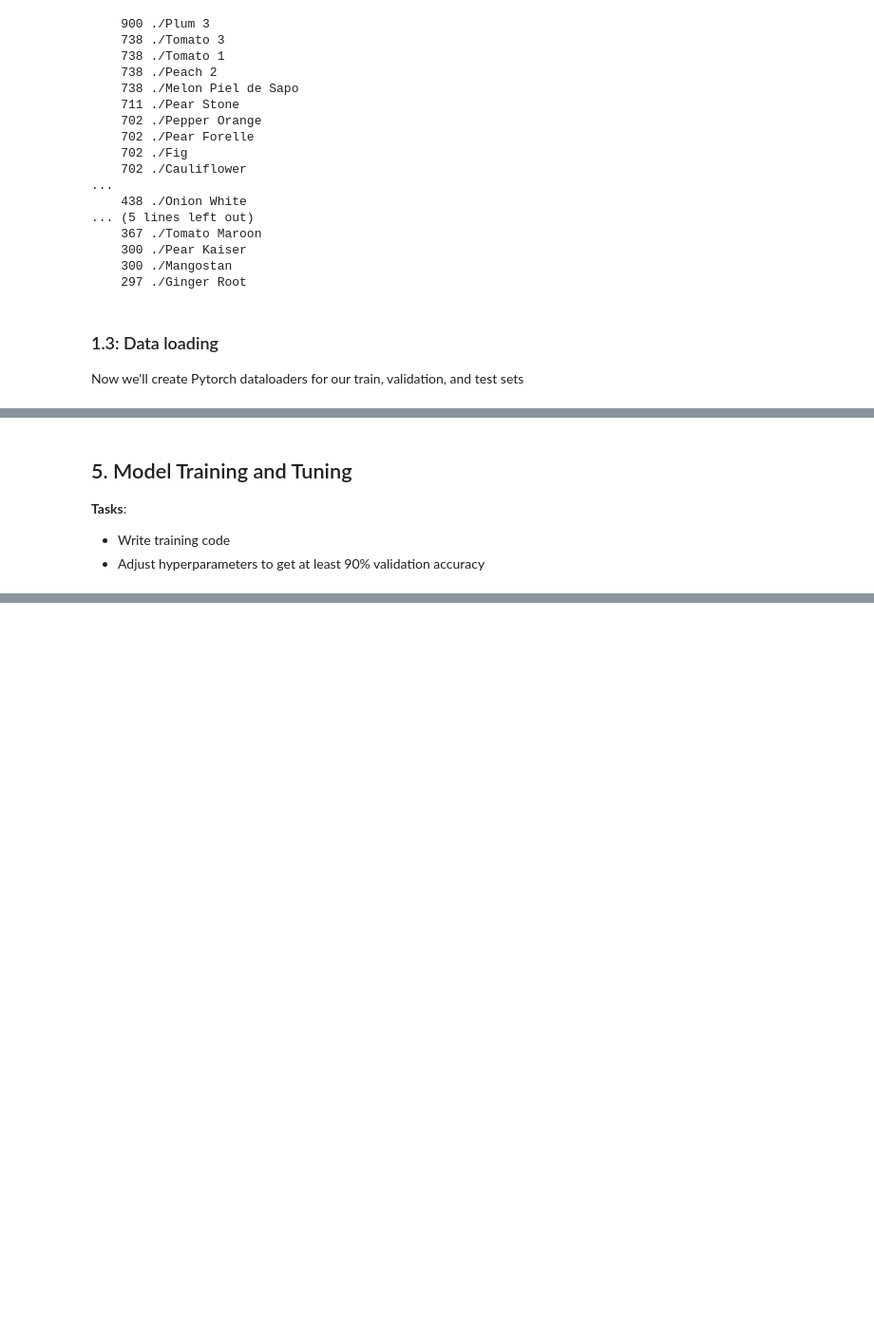
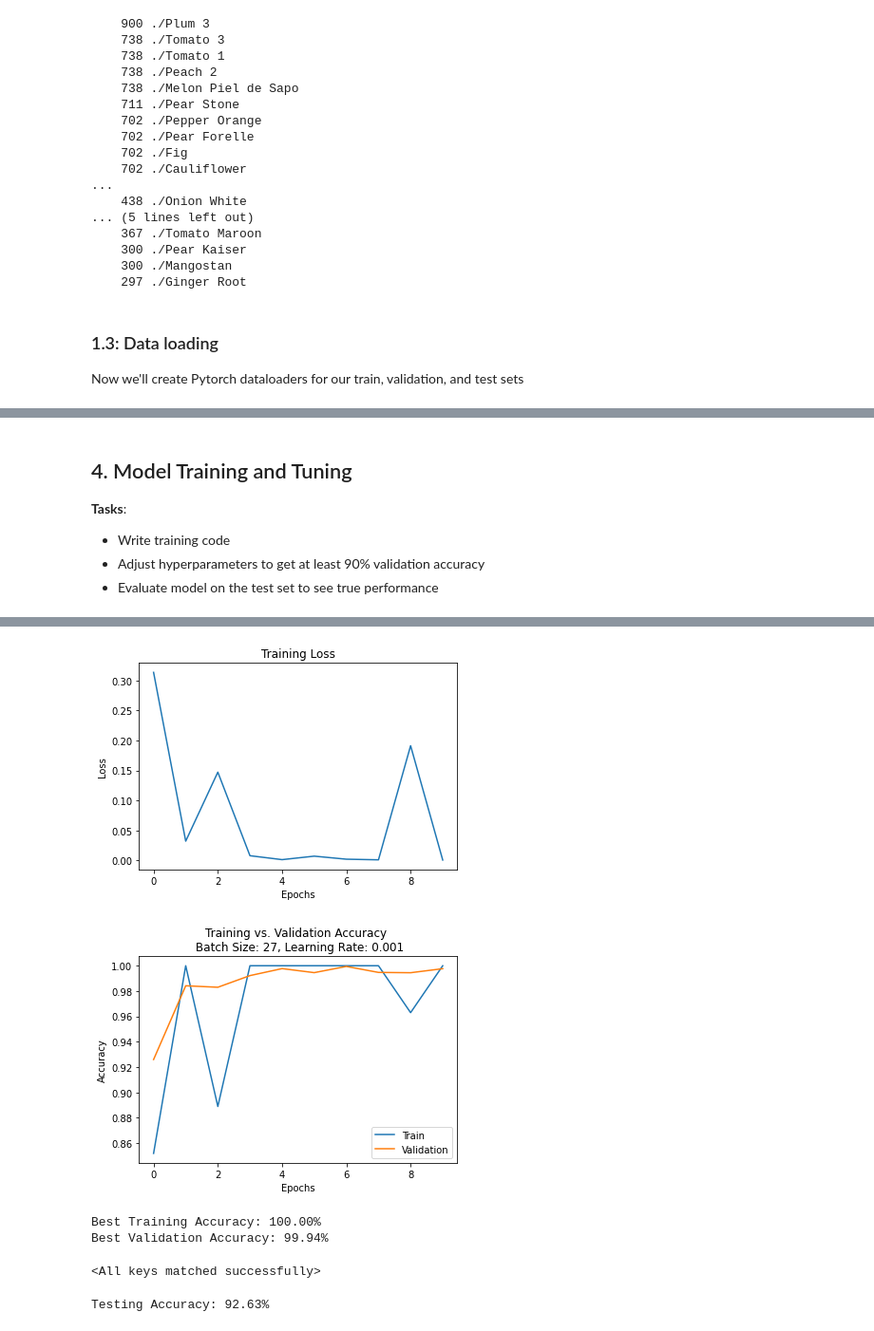
Before and after one commit to MichaelCondo/Team9-APS360-Project, a Jupyter notebook: CheckYoSelf.ipynb, the cells around one changed output, grey strips where cells are left out. Shown at 95% size. Drawn from its saved outputs; the diff is of its cells as text; code cells hidden in the pictures; blank space fills up the shorter version.

Commit message:
Update class mapping. First pass for CNN model and training code

```diff
--- a/CheckYoSelf.ipynb
+++ b/CheckYoSelf.ipynb
@@ -439,3 +445,23 @@ Training set looks like:
 
 **Tasks**:
 * Using previous labs as reference, create CNN skeleton to work for 100x100 RGB images
+# %%
+output_classes = len(classes)
+
+class CNN(nn.Module):
+    def __init__(self):
+        super(CNN, self).__init__()
+        self.name = "cnn"
+        self.conv1 = nn.Conv2d(3, 6, 6, 2)
+        self.pool = nn.MaxPool2d(2, 2)
+        self.conv2 = nn.Conv2d(6, 12, 2, 2)
+        self.fc1 = nn.Linear(12 * 6 * 6, 250)
+        self.fc2 = nn.Linear(250, output_classes)
+
+    def forward(self, x):
+        x = self.pool(F.relu(self.conv1(x)))
+        x = self.pool(F.relu(self.conv2(x)))
+        x = x.view(-1, 12 * 6 * 6)
+        x = F.relu(self.fc1(x))
+        x = self.fc2(x)
+        return x
@@ -442,6 +487,24 @@ Training set looks like:
 # %% [markdown]
-## 5. Model Training and Tuning
+## 4. Model Training and Tuning
 
 **Tasks**:
 * Write training code
 * Adjust hyperparameters to get at least 90% validation accuracy
+* Evaluate model on the test set to see true performance
+# %%
+def get_model_name(model, batch_size, learning_rate, epoch):
+    return ("model_{0}_bs{1}_lr{2}_epoch{3}".format(model.name, batch_size, learning_rate, epoch))
+# %%
+def evaluate(model, loader, batch_size):
+  correct = 0
+  total = 0
+  for imgs, labels in loader:
+
+      output = model(imgs)
+
+      # Compute accuracy of predictions
+      prediction = torch.max(output.data, 1)[1]
+      total += labels.shape[0]
+      correct += (prediction == labels).sum().item()
+
+  return correct / total
@@ -447,0 +563,5 @@ Training set looks like:
+# %%
+num_epochs = 10
+cnn = CNN()
+train(cnn, train_loader, 27, num_epochs, 0.001)
+# %% [output]
@@ -447,0 +578,16 @@ Training set looks like:
+[figure, added]
+[figure, added]
+Best Training Accuracy: 100.00%
+Best Validation Accuracy: 99.94%
+# %%
+best_model = CNN()
+model_path = get_model_name(best_model, batch_size=27, learning_rate=0.001, epoch=7)
+state = torch.load(model_path)
+best_model.load_state_dict(state)
+# %% [output]
+<All keys matched successfully>
+# %%
+test_acc = evaluate(best_model, test_loader, 27)
+print("Testing Accuracy: {:.2f}%".format(test_acc * 100))
+# %% [output]
+Testing Accuracy: 92.63%
```
Also changed, not shown: parts of 10 cells of this notebook.
